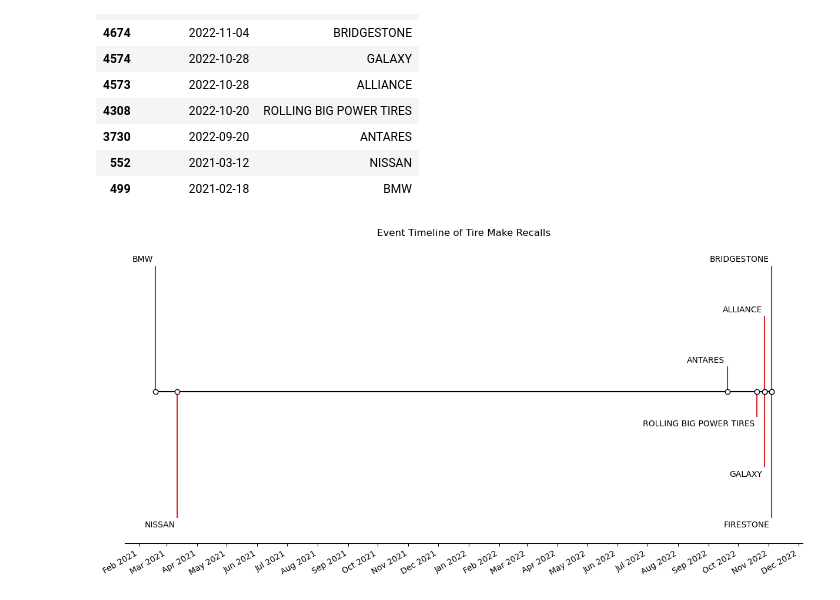
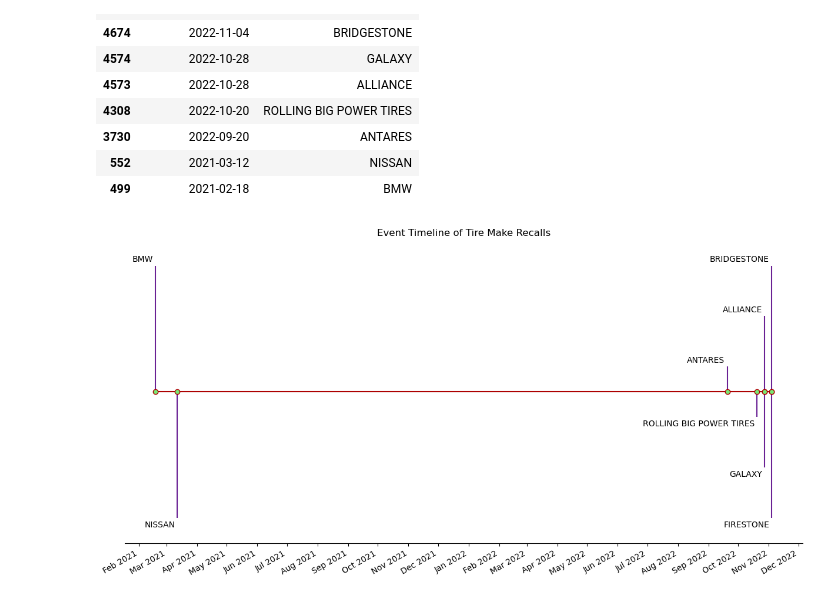
Before and after one commit to benisde/Group1_Project_Name, a Jupyter notebook: tire_recalls.ipynb, the cells around one changed output. Cells and saved outputs as stored; diff of their text form; code cells hidden in the pictures.

```diff
--- a/tire_recalls.ipynb
+++ b/tire_recalls.ipynb
@@ -12,8 +12,7 @@ C:\Users\norma\Desktop\Jupyter-Workspace\Group_Project_1
 # %%
-# Create reference to csv file and drop the unnamed index
-csv_path = (r"C:\Users\norma\Desktop\Jupyter-Workspace\Group_Project_1\Resources\vrdb_60days_daily.csv")
+# Create reference to csv file
+csv_path = (r"C:\Users\norma\Desktop\Jupyter-Workspace\Group_Project_1\tire_recalls\Resources\vrdb_60days_daily.csv")
 csv_df = pd.read_csv(csv_path)
-csv_df.reset_index(drop=True, inplace=True)
 csv_df.head()
 # %% [output]
 |  | RECALL_NUMBER_NUM | YEAR | MANUFACTURER_RECALL_NO_TXT | CATEGORY_ETXT | CATEGORY_FTXT | MAKE_NAME_NM | ... |
@@ -130,33 +131,33 @@ names = make_list
 # %%
 # Choose some nice levels
 levels = np.tile([-5, 5, -3, 3, -1, 1],
                  int(np.ceil(len(dates)/6)))[:len(dates)]
 
 # Create figure and plot a stem plot with the date
 fig, ax = plt.subplots(figsize=(12, 6), constrained_layout=True)
 ax.set(title="Event Timeline of Tire Make Recalls")
 
-ax.vlines(dates, 0, levels, color="tab:red")  # The vertical stems.
+ax.vlines(dates, 0, levels, color="#6a2194")  # The vertical stems.
 ax.plot(dates, np.zeros_like(dates), "-o",
-        color="k", markerfacecolor="w")  # Baseline and markers on it.
+        color="#ad0202", markerfacecolor="#78e874")  # Baseline and markers on it.
 
 # annotate lines
 for d, l, r in zip(dates, levels, names):
     ax.annotate(r, xy=(d, l),
                 xytext=(-3, np.sign(l)*3), textcoords="offset points",
                 horizontalalignment="right",
                 verticalalignment="bottom" if l > 0 else "top")
 
 # format xaxis with 1 month intervals
 ax.xaxis.set_major_locator(mdates.MonthLocator(interval=1))
 ax.xaxis.set_major_formatter(mdates.DateFormatter("%b %Y"))
 plt.setp(ax.get_xticklabels(), rotation=30, ha="right")
 
 # remove y axis and spines
 ax.yaxis.set_visible(False)
 ax.spines[["left", "top", "right"]].set_visible(False)
 
 ax.margins(y=0.1)
 plt.show()
 # %% [output]
-[figure, old version]
+[figure, new version]
```
Also changed, not shown: parts of 2 cells of this notebook, 4 other files.
